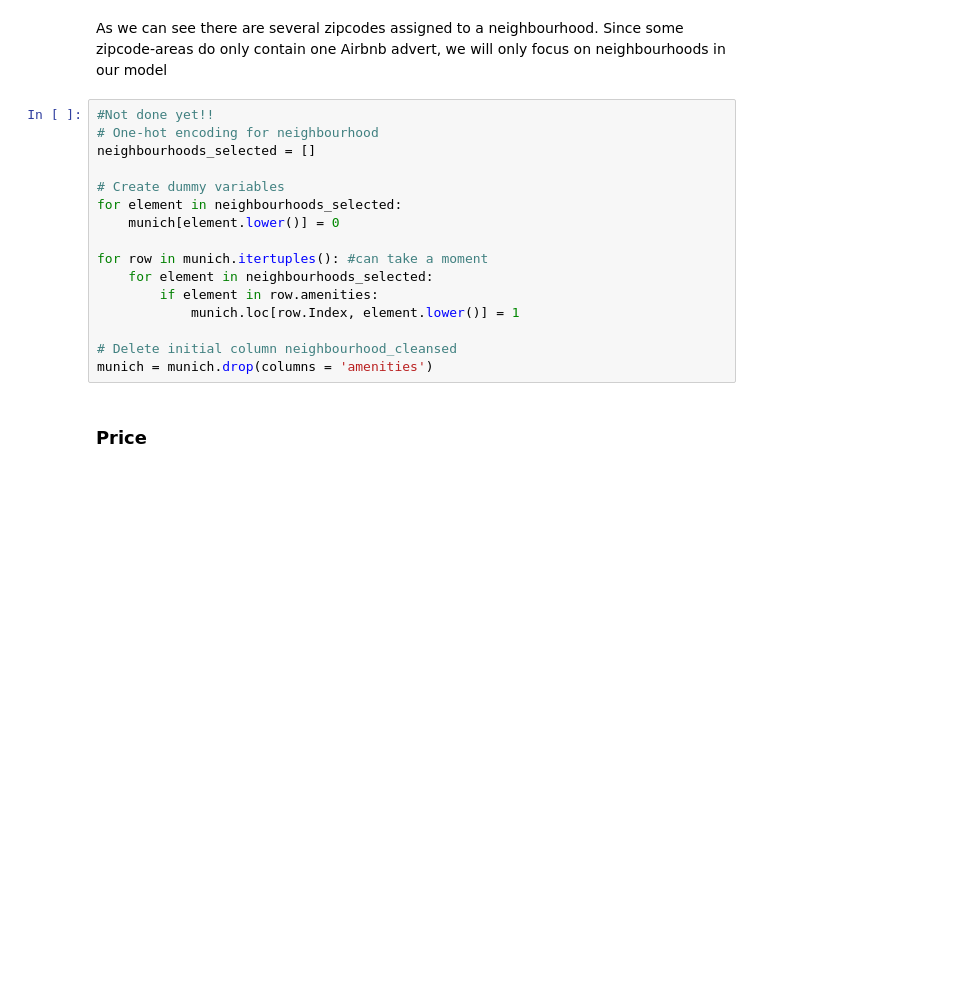
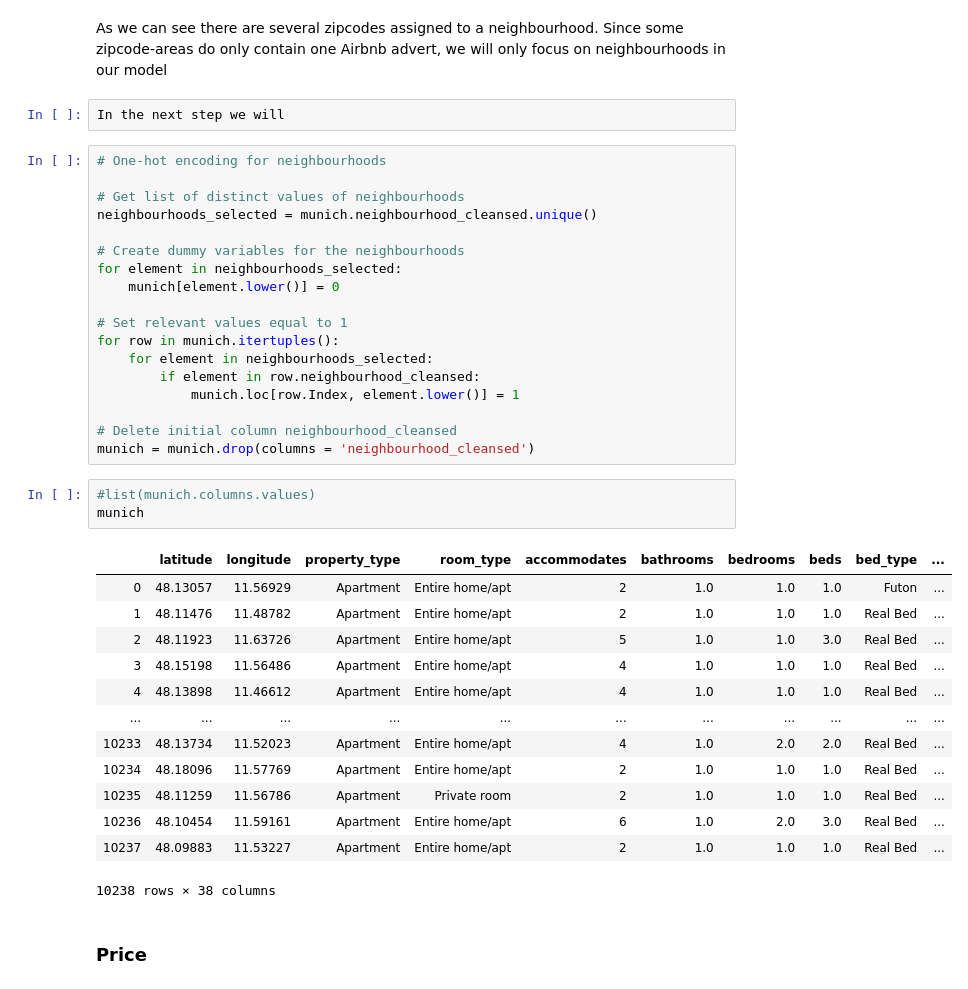
Before and after one commit to dschweim/DataMiningAirbnb, a Jupyter notebook: AirbnbMunich.ipynb, the cells around one changed output. Cells and saved outputs as stored; diff of their text form; blank space fills up the shorter version.

Commit message:
Introduce new columns for neighbourhoods
One-hot encoding for neighbourhoods

```diff
--- a/AirbnbMunich.ipynb
+++ b/AirbnbMunich.ipynb
@@ -161,22 +161,43 @@ Untergiesing-Harlaching                                   [81547, 81545, 81543,
 dtype: object
 # %% [markdown]
 As we can see there are several zipcodes assigned to a neighbourhood. Since some zipcode-areas do only contain one Airbnb advert, we will only focus on neighbourhoods in our model
+# %%
+In the next step we will
 # %%
-#Not done yet!!
-# One-hot encoding for neighbourhood
-neighbourhoods_selected = []
+# One-hot encoding for neighbourhoods
 
-# Create dummy variables
+# Get list of distinct values of neighbourhoods
+neighbourhoods_selected = munich.neighbourhood_cleansed.unique()
+
+# Create dummy variables for the neighbourhoods
 for element in neighbourhoods_selected:
     munich[element.lower()] = 0
 
-for row in munich.itertuples(): #can take a moment
+# Set relevant values equal to 1
+for row in munich.itertuples():
     for element in neighbourhoods_selected:
-        if element in row.amenities:
+        if element in row.neighbourhood_cleansed:
             munich.loc[row.Index, element.lower()] = 1
 
 # Delete initial column neighbourhood_cleansed
-munich = munich.drop(columns = 'amenities')
+munich = munich.drop(columns = 'neighbourhood_cleansed')
+# %%
+#list(munich.columns.values)
+munich
+# %% [output]
+|  | latitude | longitude | property_type | room_type | accommodates | bathrooms | bedrooms | beds | bed_type | ... |
+| 0 | 48.13057 | 11.56929 | Apartment | Entire home/apt | 2 | 1.0 | 1.0 | 1.0 | Futon | ... |
+| 1 | 48.11476 | 11.48782 | Apartment | Entire home/apt | 2 | 1.0 | 1.0 | 1.0 | Real Bed | ... |
+| 2 | 48.11923 | 11.63726 | Apartment | Entire home/apt | 5 | 1.0 | 1.0 | 3.0 | Real Bed | ... |
+| 3 | 48.15198 | 11.56486 | Apartment | Entire home/apt | 4 | 1.0 | 1.0 | 1.0 | Real Bed | ... |
+| 4 | 48.13898 | 11.46612 | Apartment | Entire home/apt | 4 | 1.0 | 1.0 | 1.0 | Real Bed | ... |
+| ... | ... | ... | ... | ... | ... | ... | ... | ... | ... | ... |
+| 10233 | 48.13734 | 11.52023 | Apartment | Entire home/apt | 4 | 1.0 | 2.0 | 2.0 | Real Bed | ... |
+| 10234 | 48.18096 | 11.57769 | Apartment | Entire home/apt | 2 | 1.0 | 1.0 | 1.0 | Real Bed | ... |
+| 10235 | 48.11259 | 11.56786 | Apartment | Private room | 2 | 1.0 | 1.0 | 1.0 | Real Bed | ... |
+| 10236 | 48.10454 | 11.59161 | Apartment | Entire home/apt | 6 | 1.0 | 2.0 | 3.0 | Real Bed | ... |
+| 10237 | 48.09883 | 11.53227 | Apartment | Entire home/apt | 2 | 1.0 | 1.0 | 1.0 | Real Bed | ... |
+10238 rows × 38 columns
 # %% [markdown]
 ### Price
 # %%
```
